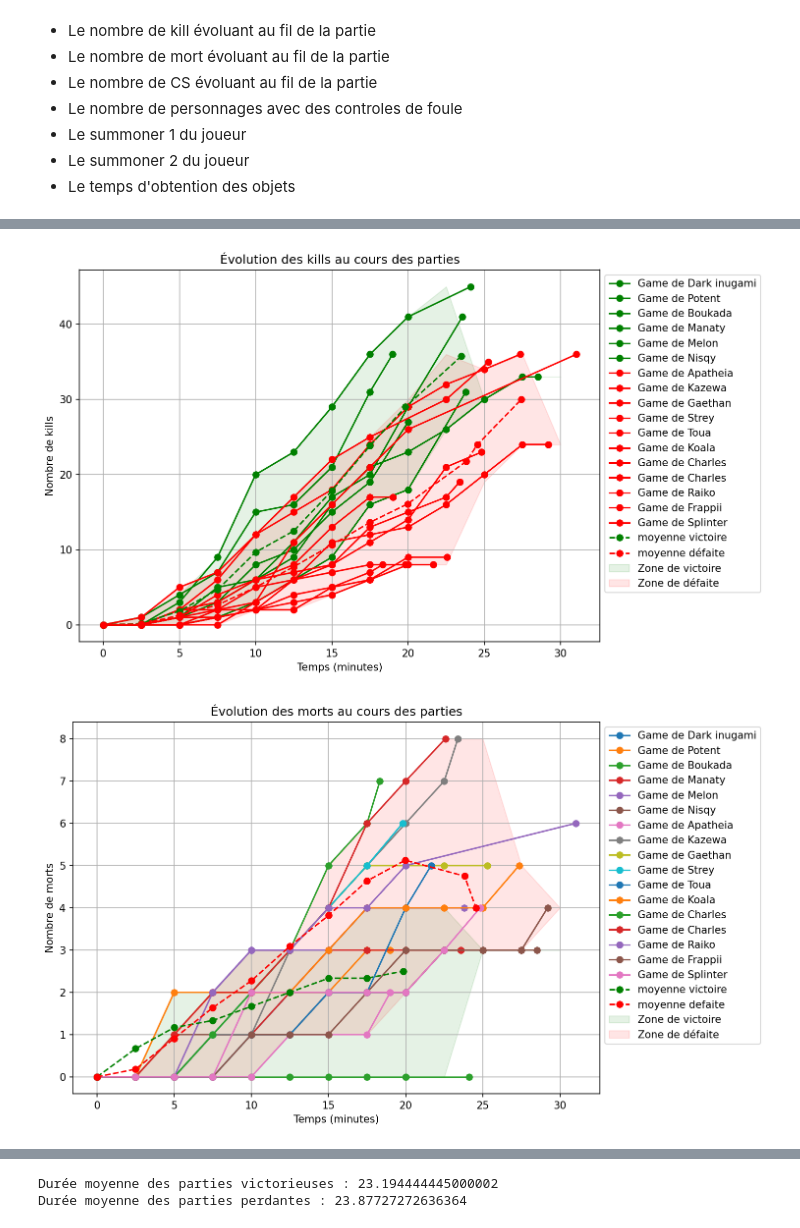
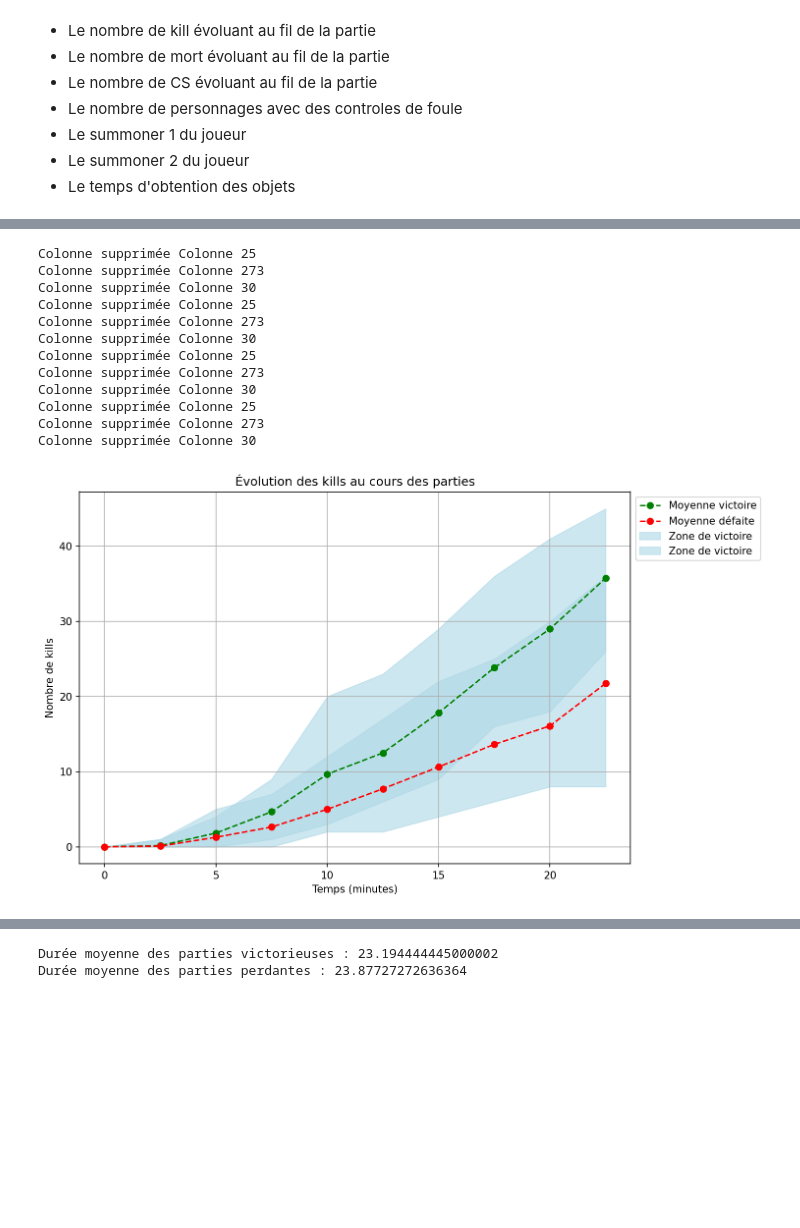
Before and after one commit to thibaut-ceci/5B1C, a Jupyter notebook: 5B1C.ipynb, the cells around one changed output, grey strips where cells are left out. Cells and saved outputs as stored; diff of their text form; code cells hidden in the pictures; blank space fills up the shorter version.

```diff
--- a/5B1C.ipynb
+++ b/5B1C.ipynb
@@ -59,29 +60,16 @@ De nombreuses données ont été extraites des parties à savoir :
 # %%
-lib.plot_colonnes(victoire, defaite, "Kill", 'Nombre de kills', plot_game = False)
+lib.plot_colonnes(victoire, defaite, "Temps numérique", "Kill", 'Nombre de kills', 'Évolution des kills au cours des parties', plot_games = False)
 # %% [output]
+Colonne supprimée Colonne 25
+Colonne supprimée Colonne 273
+Colonne supprimée Colonne 30
+Colonne supprimée Colonne 25
+Colonne supprimée Colonne 273
+Colonne supprimée Colonne 30
+Colonne supprimée Colonne 25
+Colonne supprimée Colonne 273
+Colonne supprimée Colonne 30
+Colonne supprimée Colonne 25
+Colonne supprimée Colonne 273
+Colonne supprimée Colonne 30
-[figure, old version]
+[figure, new version]
-# %%
-plt.figure(figsize=(10,6),dpi=150)
-
-for index_game, game in victoire.iterrows():
-    plt.plot(victoire["Temps numérique"][index_game], victoire["Mort"][index_game], marker='o', label="Game de " + str(victoire["Nom du joueur"][index_game]))
-
-for index_game, game in defaite.iterrows():
-    plt.plot(defaite["Temps numérique"][index_game], defaite["Mort"][index_game], marker='o', label="Game de " + str(defaite["Nom du joueur"][index_game]))
-
-lib.moyennes(victoire, plt, "Mort")
-lib.moyennes(defaite, plt, "Mort", label = "moyenne defaite", color = "red")
-
-lib.zone(victoire, "Mort", label='Zone de victoire', color='green')
-lib.zone(defaite, "Mort", label='Zone de défaite', color='red')
-
-plt.title('Évolution des morts au cours des parties')
-plt.xlabel('Temps (minutes)')
-plt.ylabel('Nombre de morts')
-plt.legend(loc='upper left', bbox_to_anchor=(1, 1))
-plt.grid()
-
-plt.tight_layout()
-plt.show()
-# %% [output]
-[figure, removed]
```
Also changed, not shown: parts of 14 cells of this notebook, 4 other files.
